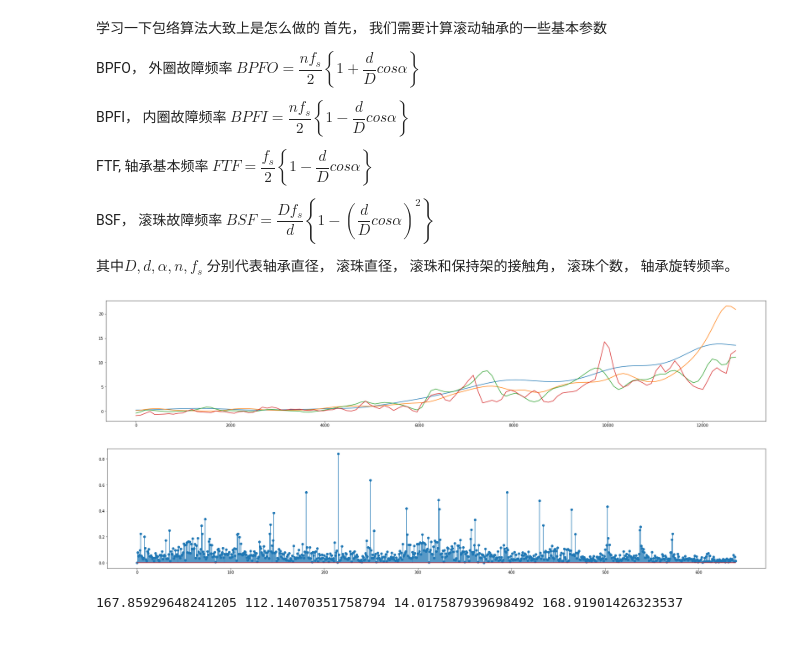
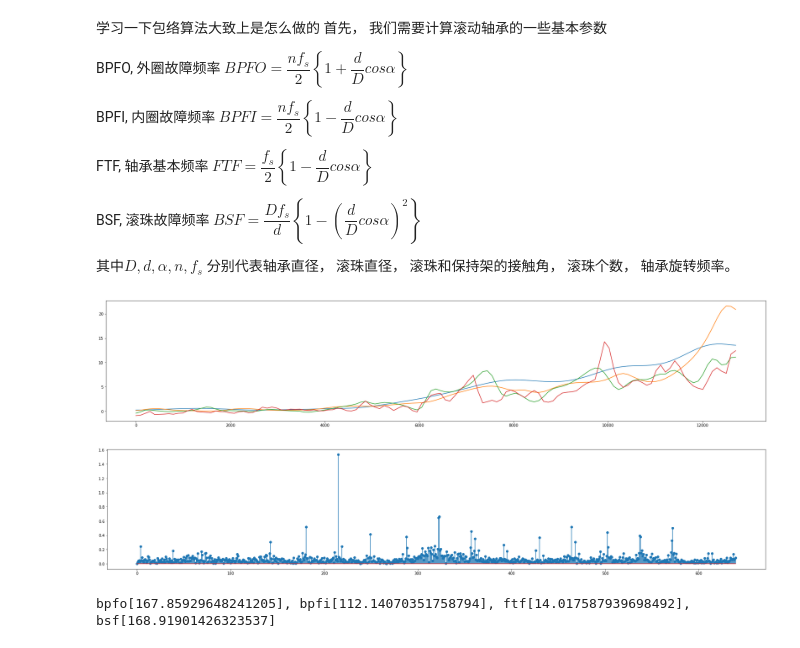
Before and after one commit to zhanghongquan/phmnote, a Jupyter notebook: 基于ar的故障频率探测/xjtu-sy/envelope.ipynb, the cells around one changed output. Cells and saved outputs as stored; diff of their text form; code cells hidden in the pictures.

```diff
--- a/基于ar的故障频率探测/xjtu-sy/envelope.ipynb
+++ b/基于ar的故障频率探测/xjtu-sy/envelope.ipynb
@@ -11,13 +11,13 @@ import statsmodels.api as sm
 学习一下包络算法大致上是怎么做的
 首先， 我们需要计算滚动轴承的一些基本参数
 
-BPFO， 外圈故障频率  $ BPFO = \dfrac{nf_s}{2}\left\{ 1 + \dfrac{d}{D} cos \alpha \right\} $
+BPFO,  外圈故障频率  $ BPFO = \dfrac{nf_s}{2}\left\{ 1 + \dfrac{d}{D} cos \alpha \right\} $
 
-BPFI， 内圈故障频率  $ BPFI = \dfrac{nf_s}{2}\left\{ 1 - \dfrac{d}{D} cos \alpha \right\} $
+BPFI,  内圈故障频率  $ BPFI = \dfrac{nf_s}{2}\left\{ 1 - \dfrac{d}{D} cos \alpha \right\} $
 
-FTF,   轴承基本频率  $ FTF = \dfrac{f_s}{2}\left\{1-\dfrac{d}{D}cos\alpha\right\} $
+FTF,    轴承基本频率  $ FTF = \dfrac{f_s}{2}\left\{1-\dfrac{d}{D}cos\alpha\right\} $
 
-BSF，  滚珠故障频率  $ BSF = \dfrac{Df_s}{d}\left\{1-\left( \dfrac{d}{D}cos\alpha \right)^2\right\} $
+BSF,   滚珠故障频率  $ BSF = \dfrac{Df_s}{d}\left\{1-\left( \dfrac{d}{D}cos\alpha \right)^2\right\} $
 
 其中$ D, d, \alpha, n, f_s $ 分别代表轴承直径， 滚珠直径， 滚珠和保持架的接触角， 滚珠个数， 轴承旋转频率。
 # %%
@@ -87,21 +87,21 @@ plt.show()
 # %% [output]
 [figure]
 # %%
-band_pass = np.array([500, 2000])
+band_pass = np.array([100, 1000])
 (b, a) = sp.signal.butter(2, band_pass / (sample_rate/2), "bandpass")
 X = sp.signal.lfilter(b, a, e)
 ax = sp.signal.hilbert(X)
 envel = np.abs(ax)
 envel = envel - np.mean(envel)
 fft_envel = np.abs(np.fft.fft(envel))/Ne * 2;
 cutoff = int(N/40)
 fft_envel = fft_envel[:cutoff]
 freq = np.arange(Ne)/Ne*sample_rate
 freq = freq[:cutoff]
 plt.figure(figsize=(32,6))
 plt.stem(freq, fft_envel)
 plt.show()
-print(bpfo, bpfi, ftf, bsf)
+print(f"bpfo[{bpfo}], bpfi[{bpfi}], ftf[{ftf}], bsf[{bsf}]")
 # %% [output]
-[figure, old version]
+[figure, new version]
-167.85929648241205 112.14070351758794 14.017587939698492 168.91901426323537
+bpfo[167.85929648241205], bpfi[112.14070351758794], ftf[14.017587939698492], bsf[168.91901426323537]
```
Also changed, not shown: parts of 3 cells of this notebook, 1 other file.
